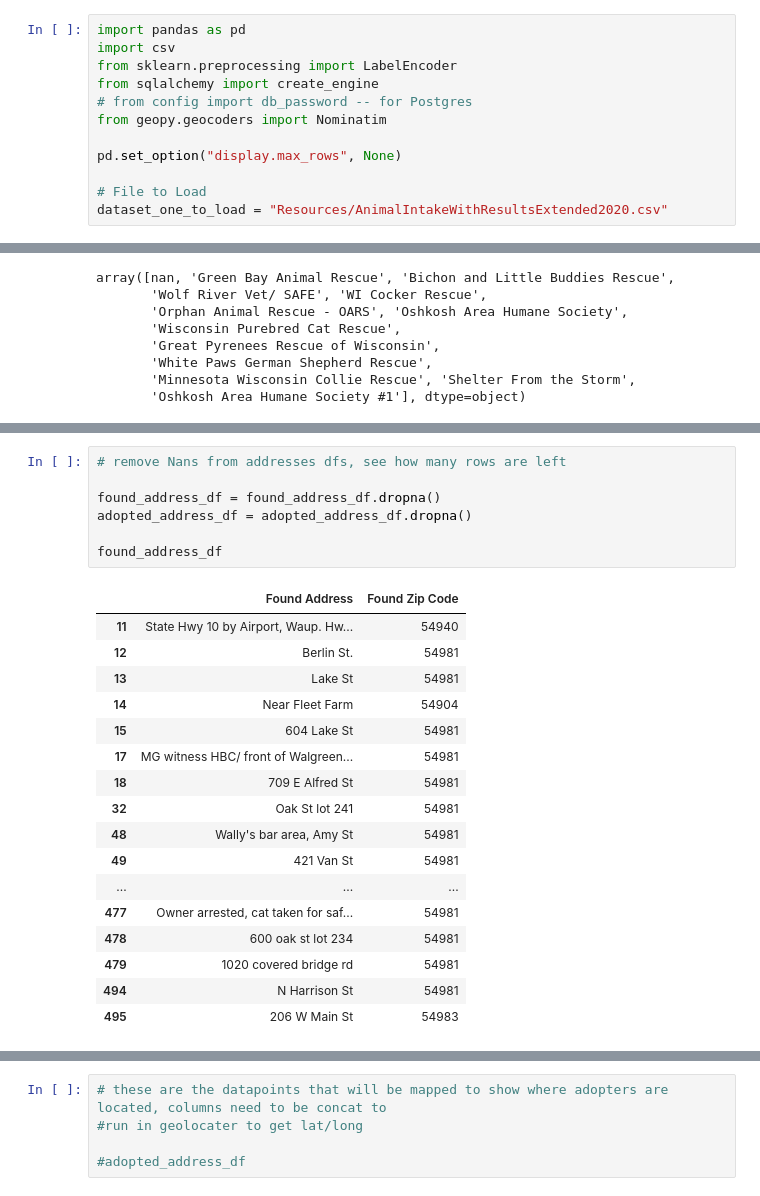
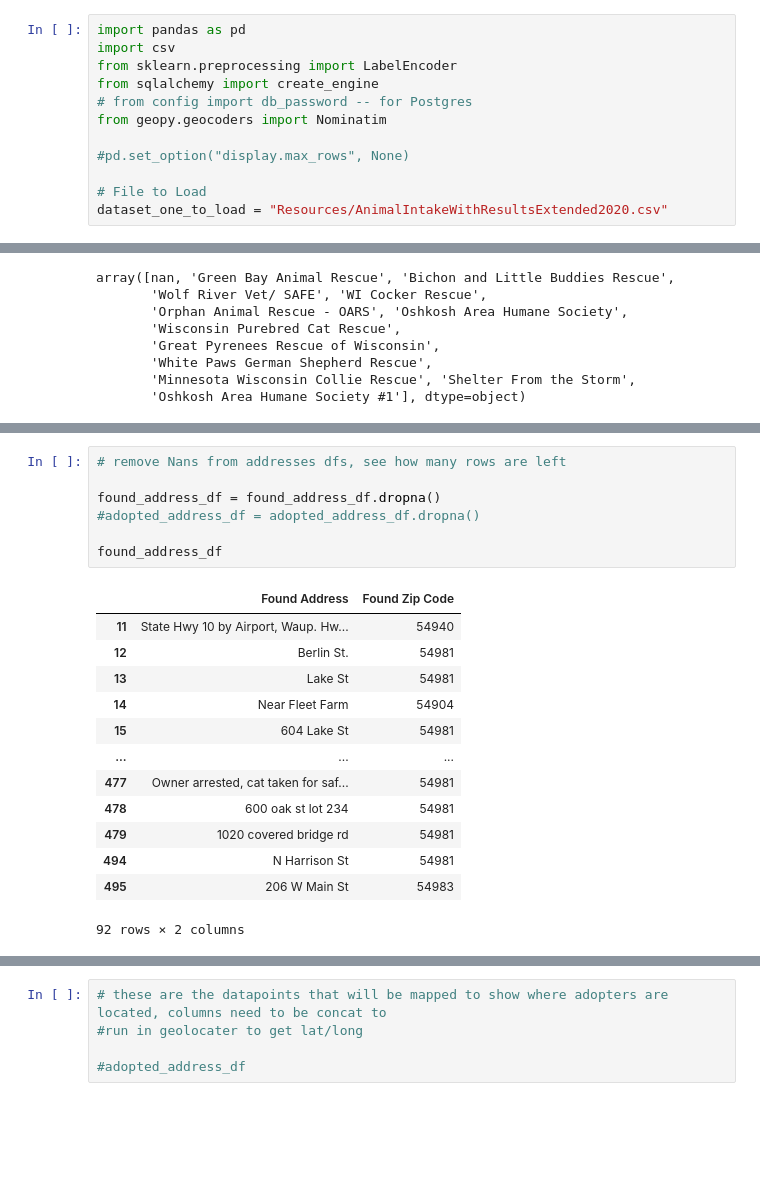
Before and after one commit to JSischo/Waupaca_repo, a Jupyter notebook: EDA2018CSVfile.ipynb, the cells around one changed output, grey strips where cells are left out. Cells and saved outputs as stored; diff of their text form; blank space fills up the shorter version.

Commit message:
preprocessing intake files ipynb with address code # out

```diff
--- a/EDA2018CSVfile.ipynb
+++ b/EDA2018CSVfile.ipynb
@@ -6,7 +6,7 @@ from sqlalchemy import create_engine
 # from config import db_password -- for Postgres
 from geopy.geocoders import Nominatim
 
-pd.set_option("display.max_rows", None)
+#pd.set_option("display.max_rows", None)
 
 # File to Load
 dataset_one_to_load = "Resources/AnimalIntakeWithResultsExtended2020.csv"
@@ -150,28 +117,24 @@ adopted_address_df
 # %%
 # remove Nans from addresses dfs, see how many rows are left
 
 found_address_df = found_address_df.dropna()
-adopted_address_df = adopted_address_df.dropna()
+#adopted_address_df = adopted_address_df.dropna()
 
 found_address_df
 # %% [output]
 |  | Found Address | Found Zip Code |
 | 11 | State Hwy 10 by Airport, Waup. Hw... | 54940 |
 | 12 | Berlin St. | 54981 |
 | 13 | Lake St | 54981 |
 | 14 | Near Fleet Farm | 54904 |
 | 15 | 604 Lake St | 54981 |
-| 17 | MG witness HBC/ front of Walgreen... | 54981 |
-| 18 | 709 E Alfred St | 54981 |
-| 32 | Oak St lot 241 | 54981 |
-| 48 | Wally's bar area, Amy St | 54981 |
-| 49 | 421 Van St | 54981 |
 | ... | ... | ... |
 | 477 | Owner arrested, cat taken for saf... | 54981 |
 | 478 | 600 oak st lot 234 | 54981 |
 | 479 | 1020 covered bridge rd | 54981 |
 | 494 | N Harrison St | 54981 |
 | 495 | 206 W Main St | 54983 |
+92 rows × 2 columns
 # %%
 found_counts_df = found_address_df.groupby(['Found Address']).size().reset_index(name='counts')
 found_counts_df
```
Also changed, not shown: parts of 8 cells of this notebook.
